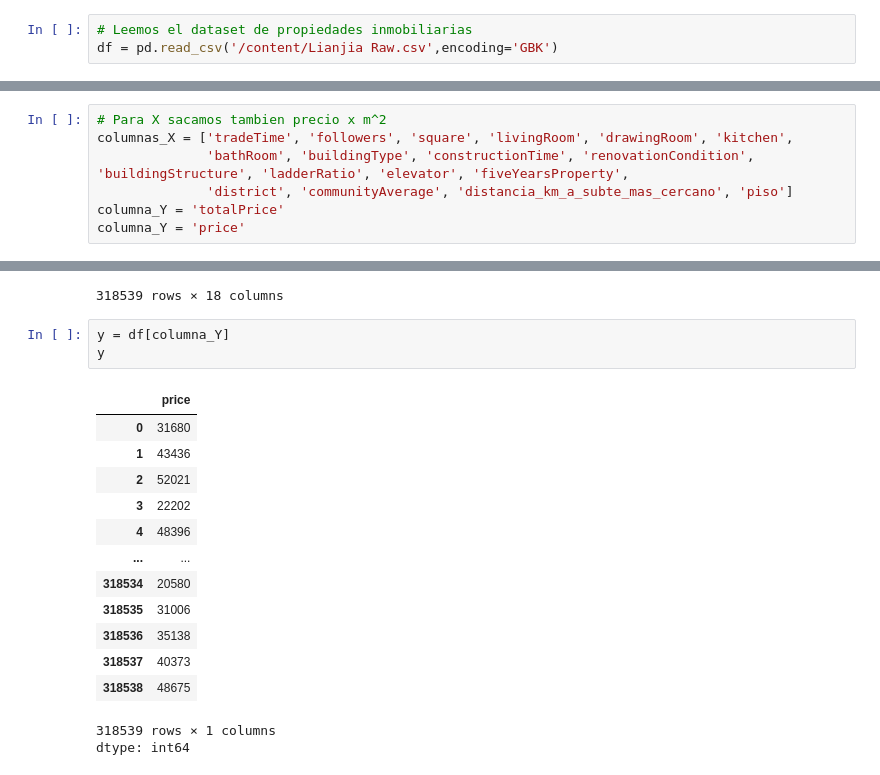
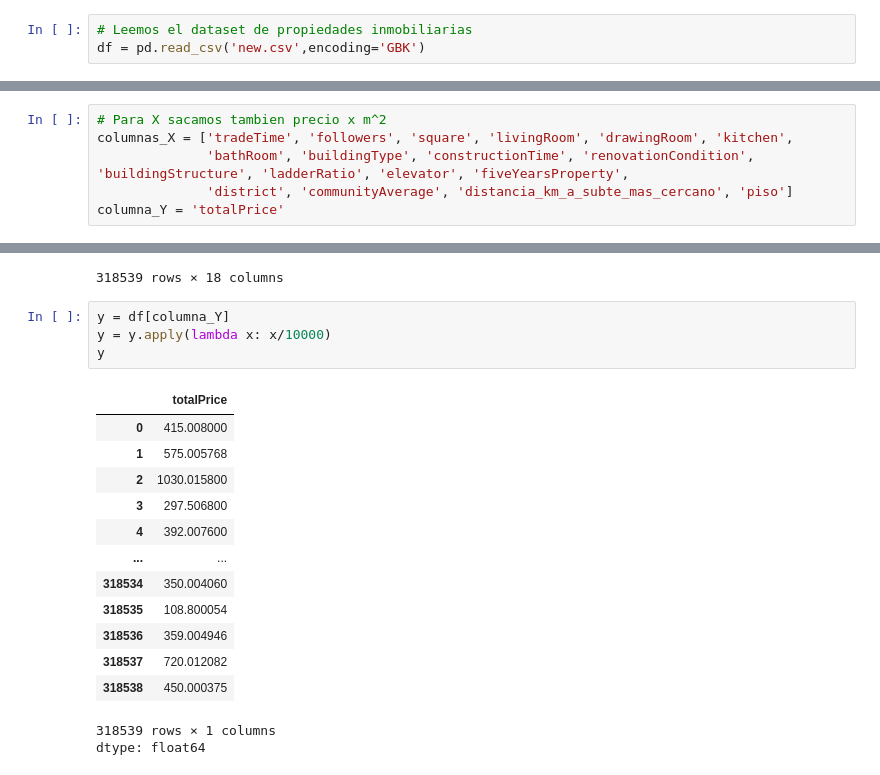
Before and after one commit to ichiP245/TP-Anal-tica-Descriptiva, a Jupyter notebook: notebooks/TP_Descriptiva.ipynb, the cells around one changed output, grey strips where cells are left out. Drawn from its saved outputs; the diff is of its cells as text.

```diff
--- a/notebooks/TP_Descriptiva.ipynb
+++ b/notebooks/TP_Descriptiva.ipynb
@@ -124,7 +124,7 @@ from pyampute.exploration.mcar_statistical_tests import MCARTest
 Habiendo importado y descargado los modulos que vamos a necesitar en el analisis pasamos a hacer la lectura e ingesta de los datos
 # %%
 # Leemos el dataset de propiedades inmobiliarias
-df = pd.read_csv('/content/Lianjia Raw.csv',encoding='GBK')
+df = pd.read_csv('new.csv',encoding='GBK')
 # %%
 df.head()
 # %% [output]
@@ -1525,7 +1525,6 @@ columnas_X = ['tradeTime', 'followers', 'square', 'livingRoom', 'drawingRoom', '
               'bathRoom', 'buildingType', 'constructionTime', 'renovationCondition', 'buildingStructure', 'ladderRatio', 'elevator', 'fiveYearsProperty',
               'district', 'communityAverage', 'distancia_km_a_subte_mas_cercano', 'piso']
 columna_Y = 'totalPrice'
-columna_Y = 'price'
 # %%
 X = df[columnas_X]
 X
@@ -1545,19 +1544,20 @@ X
 318539 rows × 18 columns
 # %%
 y = df[columna_Y]
+y = y.apply(lambda x: x/10000)
 y
 # %% [output]
-|  | price |
-| 0 | 31680 |
-| 1 | 43436 |
-| 2 | 52021 |
-| 3 | 22202 |
-| 4 | 48396 |
+|  | totalPrice |
+| 0 | 415.008000 |
+| 1 | 575.005768 |
+| 2 | 1030.015800 |
+| 3 | 297.506800 |
+| 4 | 392.007600 |
 | ... | ... |
-| 318534 | 20580 |
-| 318535 | 31006 |
-| 318536 | 35138 |
-| 318537 | 40373 |
-| 318538 | 48675 |
+| 318534 | 350.004060 |
+| 318535 | 108.800054 |
+| 318536 | 359.004946 |
+| 318537 | 720.012082 |
+| 318538 | 450.000375 |
 318539 rows × 1 columns
-dtype: int64
+dtype: float64
```
Also changed, not shown: parts of 34 cells of this notebook.
